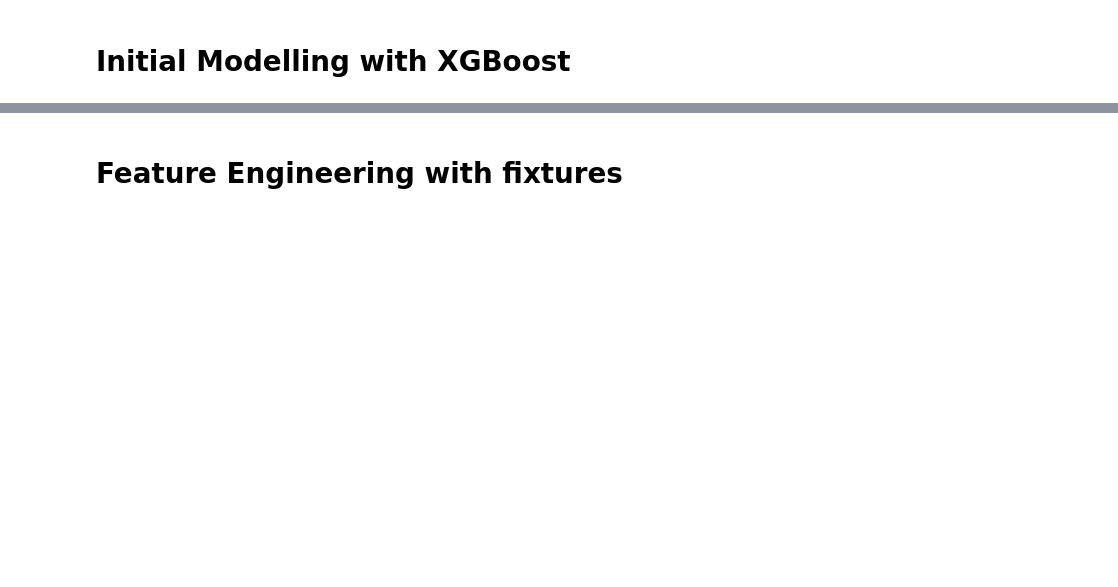
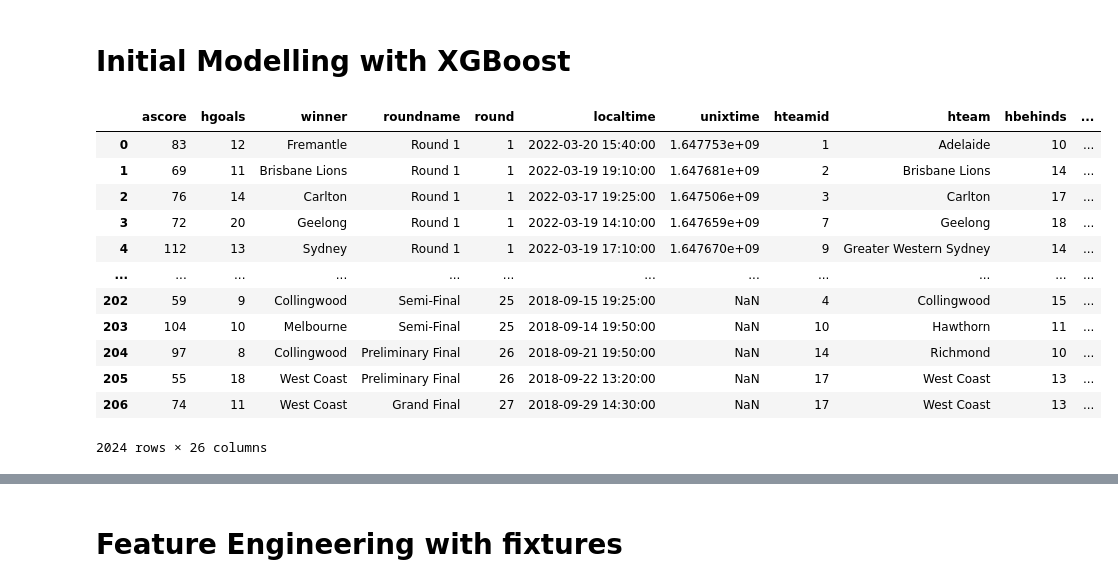
Before and after one commit to Beefstyles/AFLTippingPredictor, a Jupyter notebook: Initial_Modelling.ipynb, the cells around one changed output, grey strips where cells are left out. Drawn from its saved outputs; the diff is of its cells as text; code cells hidden in the pictures; blank space fills up the shorter version.

```diff
--- a/Initial_Modelling.ipynb
+++ b/Initial_Modelling.ipynb
@@ -13,5 +14,21 @@ from sklearn.metrics import f1_score,accuracy_score
 # %%
 pd.set_option('display.max_columns', None)
+# %%
+fixtures_total
+# %% [output]
+|  | ascore | hgoals | winner | roundname | round | localtime | unixtime | hteamid | hteam | hbehinds | ... |
+| 0 | 83 | 12 | Fremantle | Round 1 | 1 | 2022-03-20 15:40:00 | 1.647753e+09 | 1 | Adelaide | 10 | ... |
+| 1 | 69 | 11 | Brisbane Lions | Round 1 | 1 | 2022-03-19 19:10:00 | 1.647681e+09 | 2 | Brisbane Lions | 14 | ... |
+| 2 | 76 | 14 | Carlton | Round 1 | 1 | 2022-03-17 19:25:00 | 1.647506e+09 | 3 | Carlton | 17 | ... |
+| 3 | 72 | 20 | Geelong | Round 1 | 1 | 2022-03-19 14:10:00 | 1.647659e+09 | 7 | Geelong | 18 | ... |
+| 4 | 112 | 13 | Sydney | Round 1 | 1 | 2022-03-19 17:10:00 | 1.647670e+09 | 9 | Greater Western Sydney | 14 | ... |
+| ... | ... | ... | ... | ... | ... | ... | ... | ... | ... | ... | ... |
+| 202 | 59 | 9 | Collingwood | Semi-Final | 25 | 2018-09-15 19:25:00 | NaN | 4 | Collingwood | 15 | ... |
+| 203 | 104 | 10 | Melbourne | Semi-Final | 25 | 2018-09-14 19:50:00 | NaN | 10 | Hawthorn | 11 | ... |
+| 204 | 97 | 8 | Collingwood | Preliminary Final | 26 | 2018-09-21 19:50:00 | NaN | 14 | Richmond | 10 | ... |
+| 205 | 55 | 18 | West Coast | Preliminary Final | 26 | 2018-09-22 13:20:00 | NaN | 17 | West Coast | 13 | ... |
+| 206 | 74 | 11 | West Coast | Grand Final | 27 | 2018-09-29 14:30:00 | NaN | 17 | West Coast | 13 | ... |
+2024 rows × 26 columns
 # %%
 fixtures_list = glob.glob('./Data/Fixtures/*.csv')
 frame = []
```
Also changed, not shown: parts of 14 cells of this notebook.
